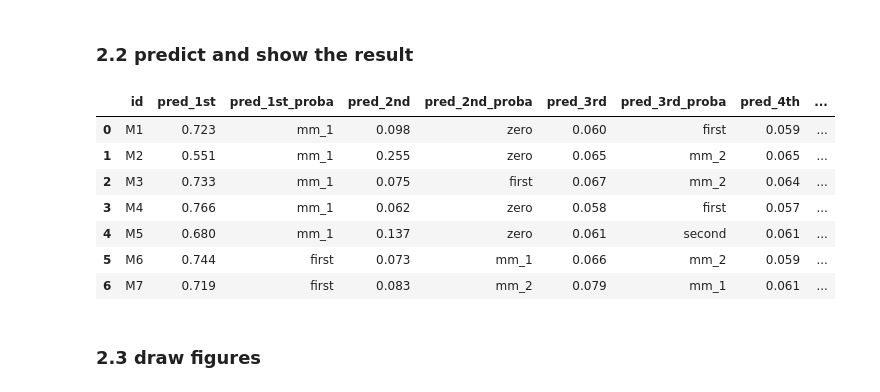
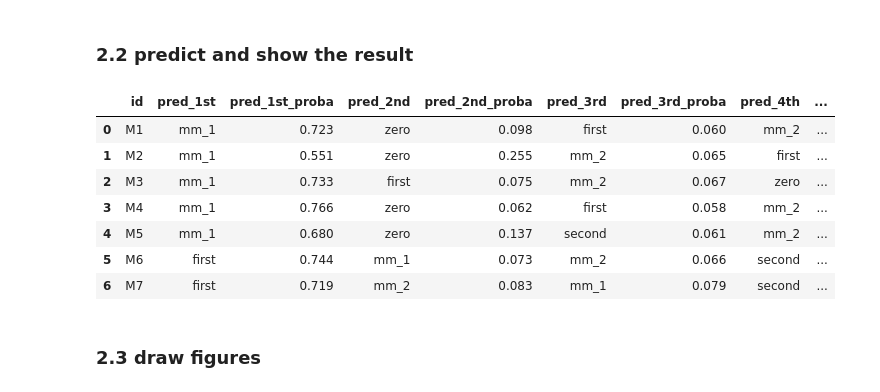
Before and after one commit to tom832/Classification_of_Substrate_Orders_in_Reaction_Kinetics, a Jupyter notebook: ag_experiments.ipynb, the cells around one changed output. Saved outputs shown, nothing was run; the diff lists cells and outputs as text; code cells hidden in the pictures.

```diff
--- a/ag_experiments.ipynb
+++ b/ag_experiments.ipynb
@@ -489,28 +489,28 @@ exp_proba_5_class = predictor_5_class.predict_proba(df_exp_merged_data)
 # %%
 df_exp_pred_results_5_class = pd.DataFrame({
     'id': df_exp_merged_data['id'],
-    'pred_1st': get_top_x_probs(exp_proba_5_class, x=1)['list_probs_1'],
-    'pred_1st_proba': get_top_x_probs(exp_proba_5_class, x=1)['list_indices_1'],
-    'pred_2nd': get_top_x_probs(exp_proba_5_class, x=2)['list_probs_2'],
-    'pred_2nd_proba': get_top_x_probs(exp_proba_5_class, x=2)['list_indices_2'],
-    'pred_3rd': get_top_x_probs(exp_proba_5_class, x=3)['list_probs_3'],
-    'pred_3rd_proba': get_top_x_probs(exp_proba_5_class, x=3)['list_indices_3'],
-    'pred_4th': get_top_x_probs(exp_proba_5_class, x=4)['list_probs_4'],
-    'pred_4th_proba': get_top_x_probs(exp_proba_5_class, x=4)['list_indices_4'],
-    'pred_5th': get_top_x_probs(exp_proba_5_class, x=5)['list_probs_5'],
-    'pred_5th_proba': get_top_x_probs(exp_proba_5_class, x=5)['list_indices_5'],
+    'pred_1st': get_top_x_probs(exp_proba_5_class, x=1)['list_indices_1'],
+    'pred_1st_proba': get_top_x_probs(exp_proba_5_class, x=1)['list_probs_1'],
+    'pred_2nd': get_top_x_probs(exp_proba_5_class, x=2)['list_indices_2'],
+    'pred_2nd_proba': get_top_x_probs(exp_proba_5_class, x=2)['list_probs_2'],
+    'pred_3rd': get_top_x_probs(exp_proba_5_class, x=3)['list_indices_3'],
+    'pred_3rd_proba': get_top_x_probs(exp_proba_5_class, x=3)['list_probs_3'],
+    'pred_4th': get_top_x_probs(exp_proba_5_class, x=4)['list_indices_4'],
+    'pred_4th_proba': get_top_x_probs(exp_proba_5_class, x=4)['list_probs_4'],
+    'pred_5th': get_top_x_probs(exp_proba_5_class, x=5)['list_indices_5'],
+    'pred_5th_proba': get_top_x_probs(exp_proba_5_class, x=5)['list_probs_5'],
 })
 df_exp_pred_results_5_class = df_exp_pred_results_5_class.round(3)
 df_exp_pred_results_5_class
 # %% [output]
 |  | id | pred_1st | pred_1st_proba | pred_2nd | pred_2nd_proba | pred_3rd | pred_3rd_proba | pred_4th | ... |
-| 0 | M1 | 0.723 | mm_1 | 0.098 | zero | 0.060 | first | 0.059 | ... |
-| 1 | M2 | 0.551 | mm_1 | 0.255 | zero | 0.065 | mm_2 | 0.065 | ... |
-| 2 | M3 | 0.733 | mm_1 | 0.075 | first | 0.067 | mm_2 | 0.064 | ... |
-| 3 | M4 | 0.766 | mm_1 | 0.062 | zero | 0.058 | first | 0.057 | ... |
-| 4 | M5 | 0.680 | mm_1 | 0.137 | zero | 0.061 | second | 0.061 | ... |
-| 5 | M6 | 0.744 | first | 0.073 | mm_1 | 0.066 | mm_2 | 0.059 | ... |
-| 6 | M7 | 0.719 | first | 0.083 | mm_2 | 0.079 | mm_1 | 0.061 | ... |
+| 0 | M1 | mm_1 | 0.723 | zero | 0.098 | first | 0.060 | mm_2 | ... |
+| 1 | M2 | mm_1 | 0.551 | zero | 0.255 | mm_2 | 0.065 | first | ... |
+| 2 | M3 | mm_1 | 0.733 | first | 0.075 | mm_2 | 0.067 | zero | ... |
+| 3 | M4 | mm_1 | 0.766 | zero | 0.062 | first | 0.058 | mm_2 | ... |
+| 4 | M5 | mm_1 | 0.680 | zero | 0.137 | second | 0.061 | mm_2 | ... |
+| 5 | M6 | first | 0.744 | mm_1 | 0.073 | mm_2 | 0.066 | second | ... |
+| 6 | M7 | first | 0.719 | mm_2 | 0.083 | mm_1 | 0.079 | second | ... |
 # %% [markdown]
 ### 2.3 draw figures
 # %%
```
Also changed, not shown: parts of 1 cell of this notebook.
